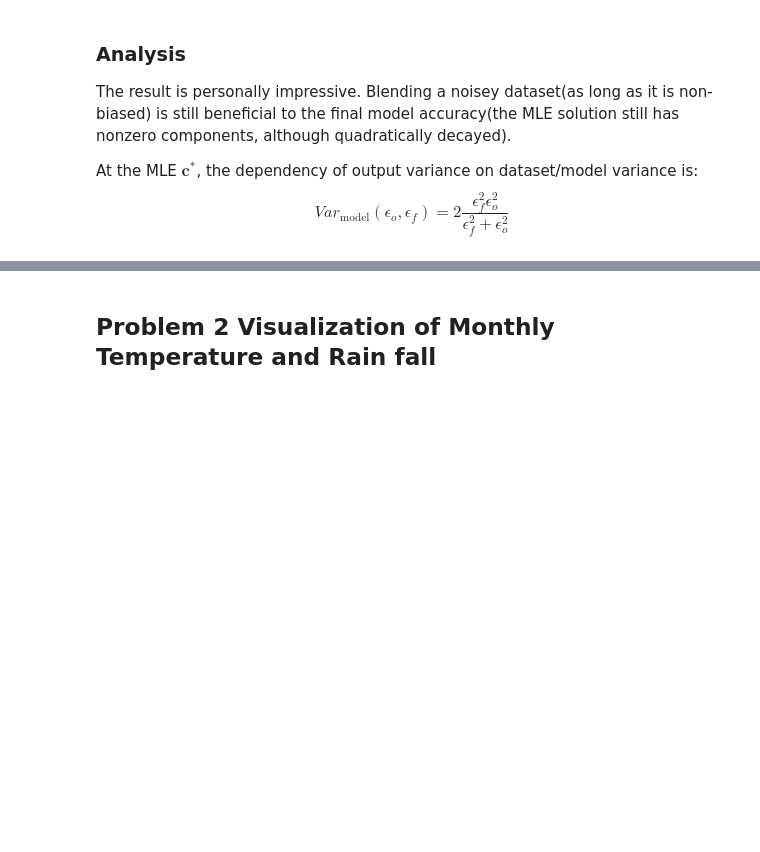
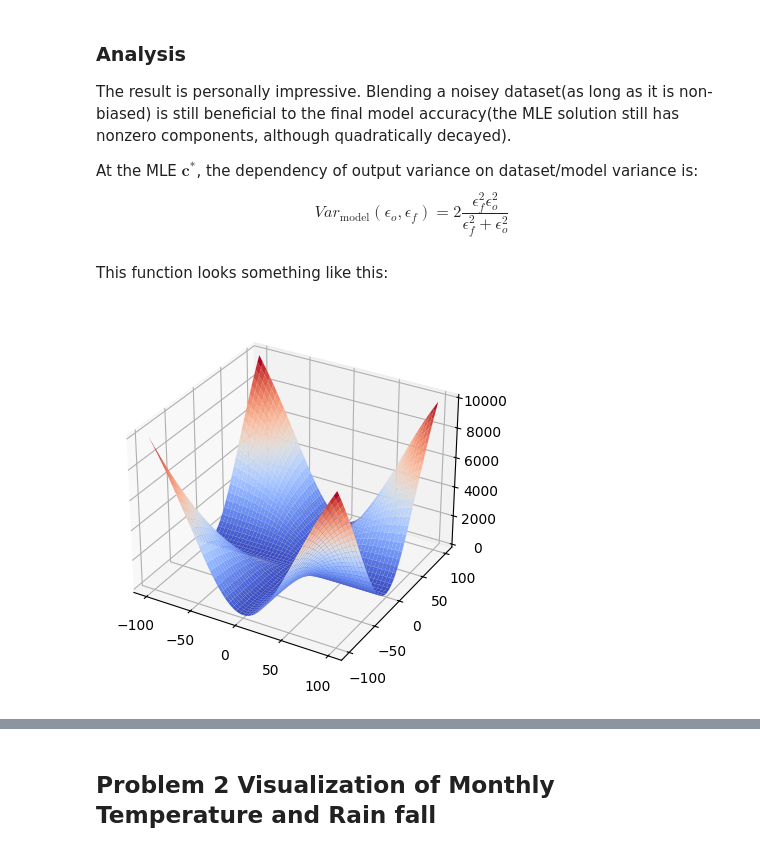
Before and after one commit to Jerry-Haoyu/Climate_System, a Jupyter notebook: HWs/HW3/HW3.ipynb, the cells around one changed output, grey strips where cells are left out. Cells and saved outputs as stored; diff of their text form; code cells hidden in the pictures; blank space fills up the shorter version.

```diff
--- a/HWs/HW3/HW3.ipynb
+++ b/HWs/HW3/HW3.ipynb
@@ -66,3 +66,23 @@ At the MLE $\mathbf{c}^*$, the dependency of output variance on dataset/model va
 $$
 Var_{\text{model}}(\epsilon_o, \epsilon_f) = 2\frac{\epsilon_f^2\epsilon_o^2}{\epsilon_f^2+\epsilon_o^2}
 $$
+# %% [markdown]
+This function looks something like this:
+# %%
+import matplotlib.pyplot as plt
+import numpy as np
+
+from matplotlib import cm
+
+fig, ax = plt.subplots(subplot_kw={"projection": "3d"})
+
+X = np.arange(-100, 100, 0.5)
+Y = np.arange(-100, 100, 0.5)
+X, Y = np.meshgrid(X, Y)
+Z = 2 * (X ** 2 * Y ** 2)/(X ** 2 + Y ** 2)
+
+ax.plot_surface(X, Y, Z, cmap = cm.coolwarm)
+
+plt.show()
+# %% [output]
+[figure, added]
```
Also changed, not shown: parts of 8 cells of this notebook.
